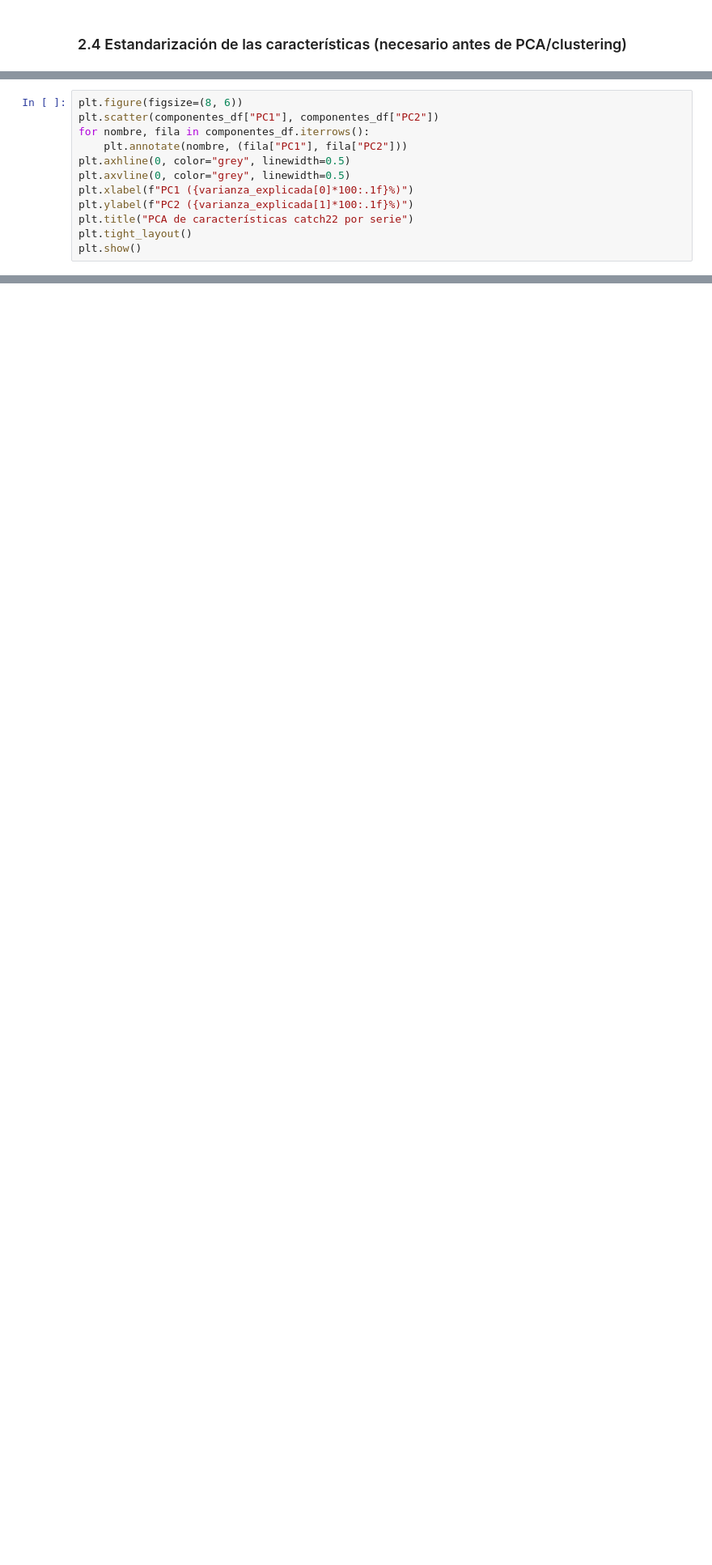
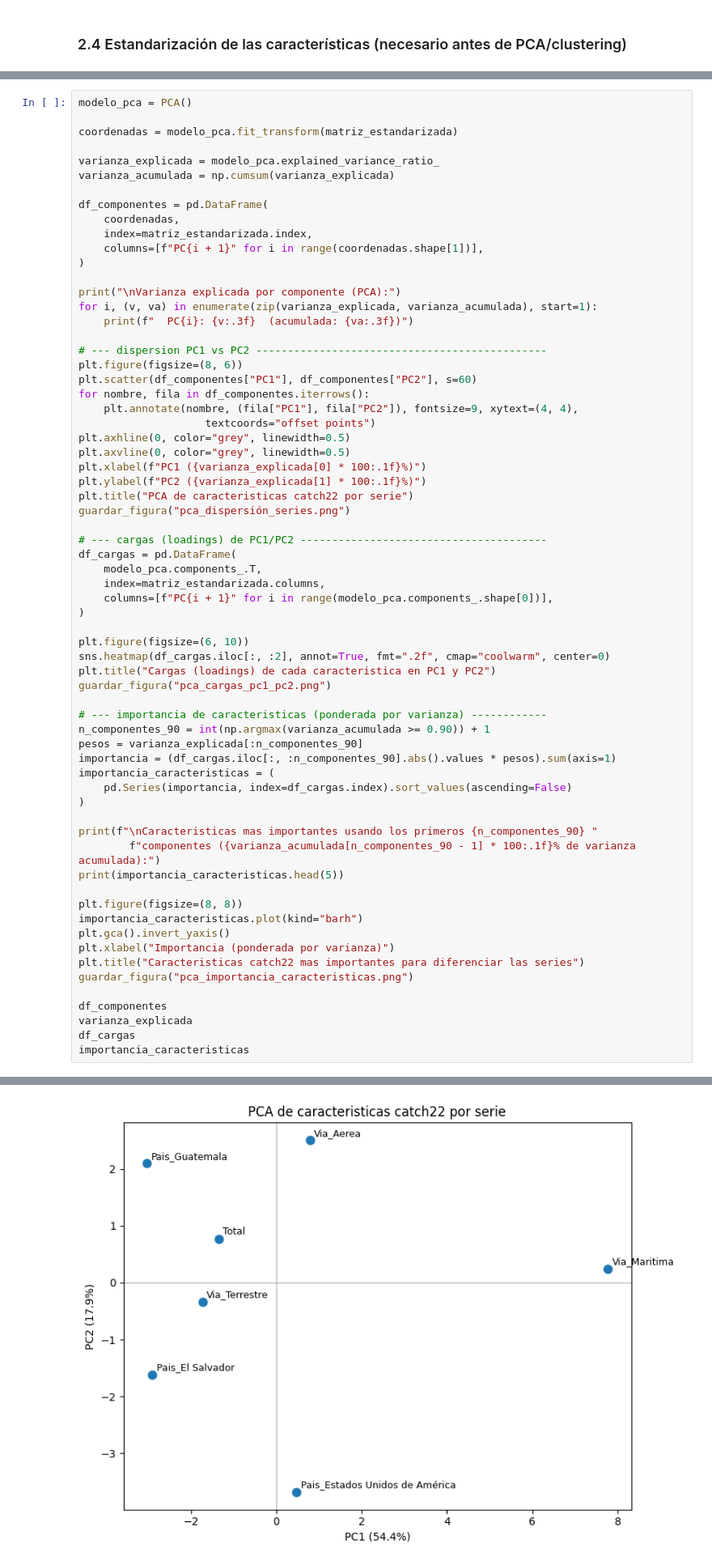
Before and after one commit to belennmm/DataS_Lab2_DeepLearning, a Jupyter notebook: laboratorio2_catch22.ipynb, the cells around one changed output, grey strips where cells are left out. Shown at 81% size. Drawn from its saved outputs; the diff is of its cells as text; blank space fills up the shorter version.

```diff
--- a/laboratorio2_catch22.ipynb
+++ b/laboratorio2_catch22.ipynb
@@ -185,12 +194,0 @@ Varianza explicada por componente:
-# %%
-plt.figure(figsize=(8, 6))
-plt.scatter(componentes_df["PC1"], componentes_df["PC2"])
-for nombre, fila in componentes_df.iterrows():
-    plt.annotate(nombre, (fila["PC1"], fila["PC2"]))
-plt.axhline(0, color="grey", linewidth=0.5)
-plt.axvline(0, color="grey", linewidth=0.5)
-plt.xlabel(f"PC1 ({varianza_explicada[0]*100:.1f}%)")
-plt.ylabel(f"PC2 ({varianza_explicada[1]*100:.1f}%)")
-plt.title("PCA de características catch22 por serie")
-plt.tight_layout()
-plt.show()
@@ -198,0 +203,67 @@ plt.show()
+# %%
+modelo_pca = PCA()
+
+coordenadas = modelo_pca.fit_transform(matriz_estandarizada)
+
+varianza_explicada = modelo_pca.explained_variance_ratio_
+varianza_acumulada = np.cumsum(varianza_explicada)
+
+df_componentes = pd.DataFrame(
+    coordenadas,
+    index=matriz_estandarizada.index,
+    columns=[f"PC{i + 1}" for i in range(coordenadas.shape[1])],
+)
+
+print("\nVarianza explicada por componente (PCA):")
+for i, (v, va) in enumerate(zip(varianza_explicada, varianza_acumulada), start=1):
+    print(f"  PC{i}: {v:.3f}  (acumulada: {va:.3f})")
+
+# --- dispersion PC1 vs PC2 ----------------------------------------------
+plt.figure(figsize=(8, 6))
+plt.scatter(df_componentes["PC1"], df_componentes["PC2"], s=60)
+for nombre, fila in df_componentes.iterrows():
+    plt.annotate(nombre, (fila["PC1"], fila["PC2"]), fontsize=9, xytext=(4, 4),
+                    textcoords="offset points")
+plt.axhline(0, color="grey", linewidth=0.5)
+plt.axvline(0, color="grey", linewidth=0.5)
+plt.xlabel(f"PC1 ({varianza_explicada[0] * 100:.1f}%)")
+plt.ylabel(f"PC2 ({varianza_explicada[1] * 100:.1f}%)")
+plt.title("PCA de caracteristicas catch22 por serie")
+guardar_figura("pca_dispersión_series.png")
+
+# --- cargas (loadings) de PC1/PC2 ---------------------------------------
+df_cargas = pd.DataFrame(
+    modelo_pca.components_.T,
+    index=matriz_estandarizada.columns,
+    columns=[f"PC{i + 1}" for i in range(modelo_pca.components_.shape[0])],
+)
+
+plt.figure(figsize=(6, 10))
+sns.heatmap(df_cargas.iloc[:, :2], annot=True, fmt=".2f", cmap="coolwarm", center=0)
+plt.title("Cargas (loadings) de cada caracteristica en PC1 y PC2")
+guardar_figura("pca_cargas_pc1_pc2.png")
+
+# --- importancia de caracteristicas (ponderada por varianza) ------------
+n_componentes_90 = int(np.argmax(varianza_acumulada >= 0.90)) + 1
+pesos = varianza_explicada[:n_componentes_90]
+importancia = (df_cargas.iloc[:, :n_componentes_90].abs().values * pesos).sum(axis=1)
+importancia_caracteristicas = (
+    pd.Series(importancia, index=df_cargas.index).sort_values(ascending=False)
+)
+
+print(f"\nCaracteristicas mas importantes usando los primeros {n_componentes_90} "
+        f"componentes ({varianza_acumulada[n_componentes_90 - 1] * 100:.1f}% de varianza acumulada):")
+print(importancia_caracteristicas.head(5))
+
+plt.figure(figsize=(8, 8))
+importancia_caracteristicas.plot(kind="barh")
+plt.gca().invert_yaxis()
+plt.xlabel("Importancia (ponderada por varianza)")
+plt.title("Caracteristicas catch22 mas importantes para diferenciar las series")
+guardar_figura("pca_importancia_caracteristicas.png")
+
+df_componentes
+varianza_explicada
+df_cargas
+importancia_caracteristicas
+# %% [output]
@@ -198,0 +279 @@ plt.show()
+[figure, added]
```
Also changed, not shown: parts of 23 cells of this notebook, 6 other files.
